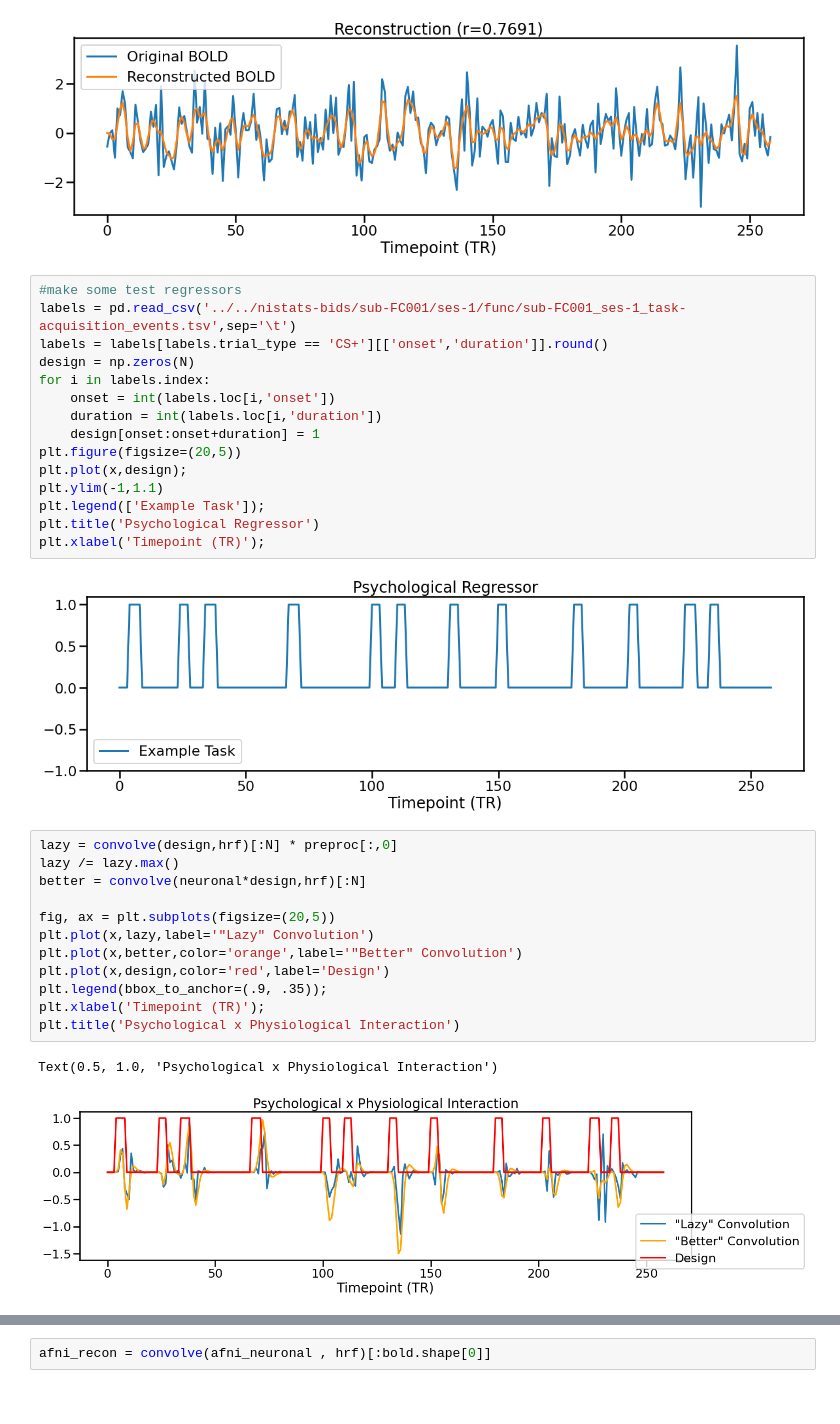
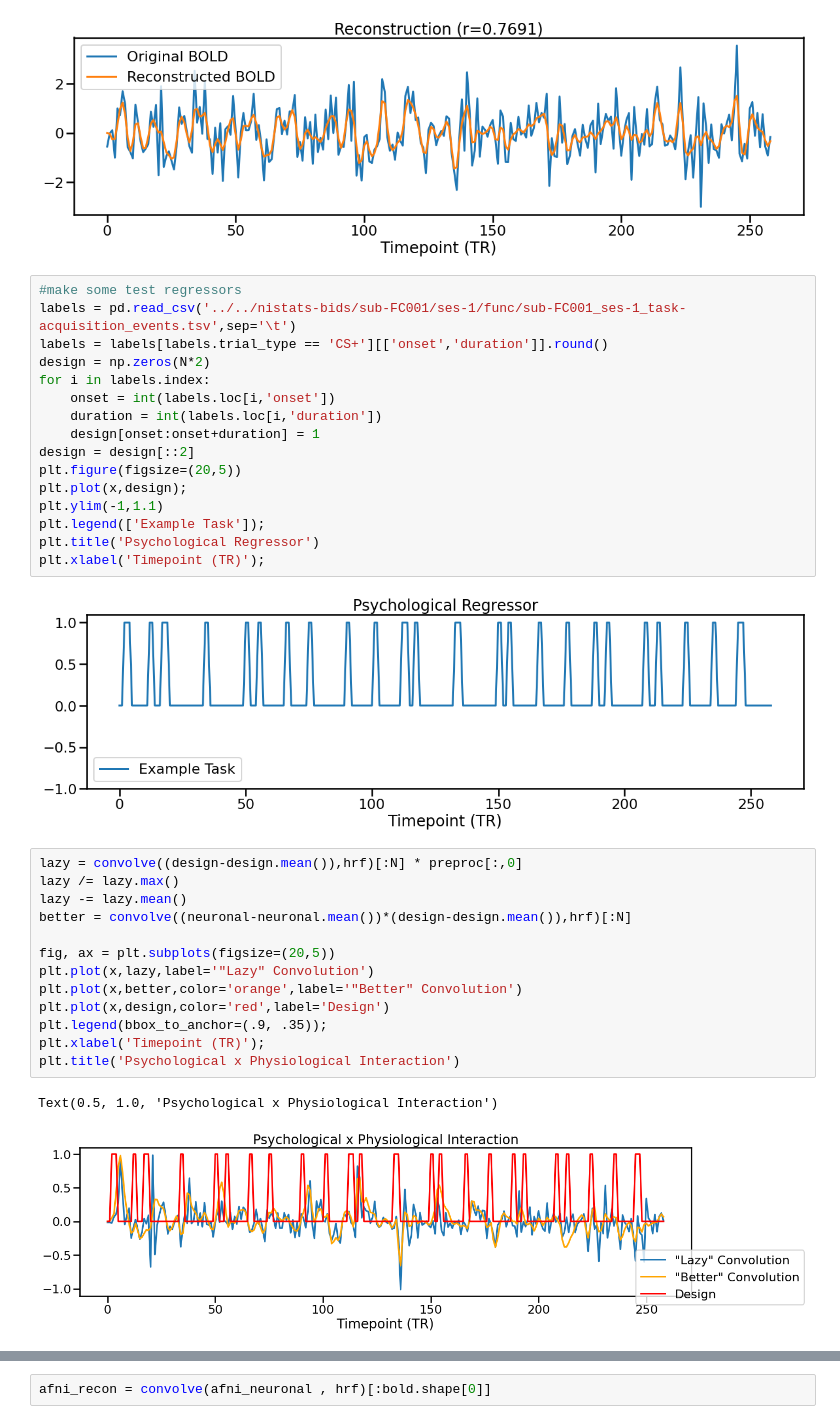
Before and after one commit to dunsmoorlab/gPPI, a Jupyter notebook: deconvolve.ipynb, the cells around one changed output, grey strips where cells are left out. Saved outputs shown, nothing was run; the diff lists cells and outputs as text.

```diff
--- a/deconvolve.ipynb
+++ b/deconvolve.ipynb
@@ -120,11 +120,12 @@ plt.title('Reconstruction (r=%s)'%(np.round(pearsonr(preproc[:,0],recon)[0],4)))
 #make some test regressors
 labels = pd.read_csv('../../nistats-bids/sub-FC001/ses-1/func/sub-FC001_ses-1_task-acquisition_events.tsv',sep='\t')
 labels = labels[labels.trial_type == 'CS+'][['onset','duration']].round()
-design = np.zeros(N)
+design = np.zeros(N*2)
 for i in labels.index:
     onset = int(labels.loc[i,'onset'])
     duration = int(labels.loc[i,'duration'])
     design[onset:onset+duration] = 1
+design = design[::2]
 plt.figure(figsize=(20,5))
 plt.plot(x,design);
 plt.ylim(-1,1.1)
@@ -132,21 +133,22 @@ plt.legend(['Example Task']);
 plt.title('Psychological Regressor')
 plt.xlabel('Timepoint (TR)');
 # %% [output]
-[figure, old version]
+[figure, new version]
 # %%
-lazy = convolve(design,hrf)[:N] * preproc[:,0]
+lazy = convolve((design-design.mean()),hrf)[:N] * preproc[:,0]
 lazy /= lazy.max()
-better = convolve(neuronal*design,hrf)[:N]
+lazy -= lazy.mean()
+better = convolve((neuronal-neuronal.mean())*(design-design.mean()),hrf)[:N]
 
 fig, ax = plt.subplots(figsize=(20,5))
 plt.plot(x,lazy,label='"Lazy" Convolution')
 plt.plot(x,better,color='orange',label='"Better" Convolution')
 plt.plot(x,design,color='red',label='Design')
 plt.legend(bbox_to_anchor=(.9, .35));
 plt.xlabel('Timepoint (TR)');
 plt.title('Psychological x Physiological Interaction')
 # %% [output]
 Text(0.5, 1.0, 'Psychological x Physiological Interaction')
-[figure, old version]
+[figure, new version]
 # %%
 afni_neuronal = np.loadtxt('neuronal.1D')
```
Also changed, not shown: parts of 11 cells of this notebook, 1 other file.
